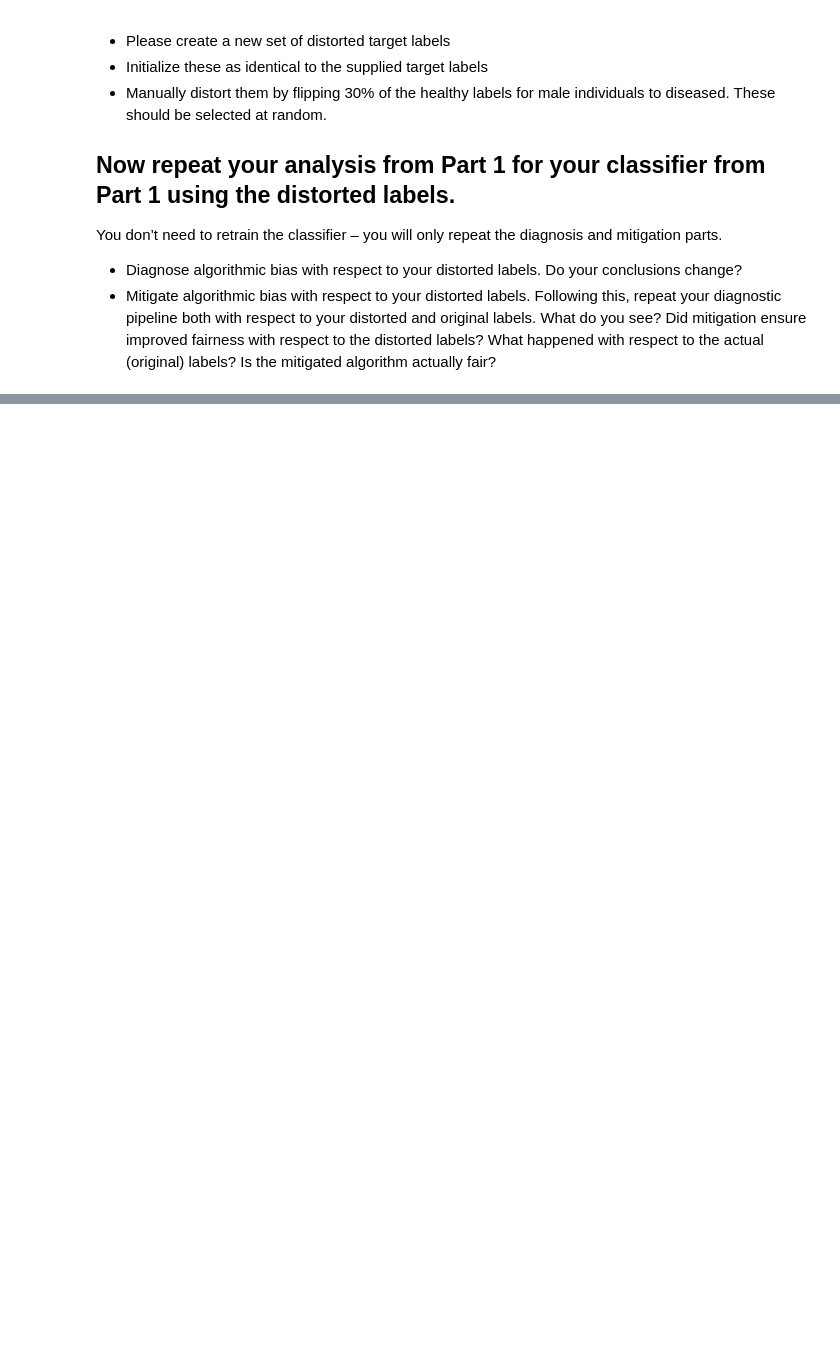
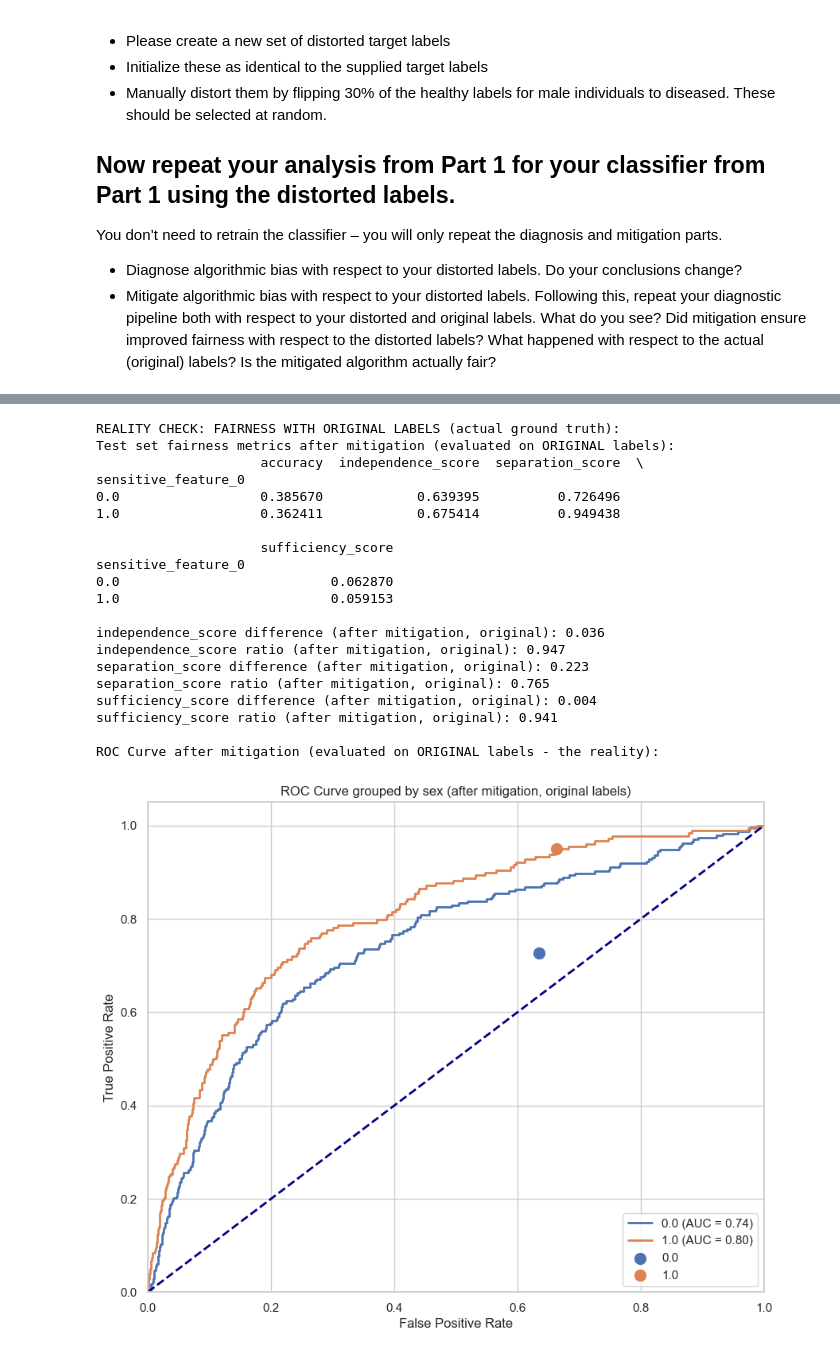
Before and after one commit to alex-tjellesen/RAI_fairness_exercise, a Jupyter notebook: exercise.ipynb, the cells around one changed output, grey strips where cells are left out. Cells and saved outputs as stored; diff of their text form; code cells hidden in the pictures; blank space fills up the shorter version.

```diff
--- a/exercise.ipynb
+++ b/exercise.ipynb
@@ -567,0 +832,48 @@ You don’t need to retrain the classifier – you will only repeat the diagnosi
+# %%
+# Evaluate the "fair" classifier on ORIGINAL labels (ground truth)
+mf_after_original = MetricFrame(
+    metrics={'accuracy': accuracy_score,
+             'independence_score': selection_rate,
+             'separation_score': recall_score,
+             'sufficiency_score': precision_score},
+    y_true=test_lab,  # ORIGINAL labels
+    y_pred=y_pred_fair_distorted,
+    sensitive_features=test_a
+)
+
+print("REALITY CHECK: FAIRNESS WITH ORIGINAL LABELS (actual ground truth):")
+print("Test set fairness metrics after mitigation (evaluated on ORIGINAL labels):")
+print(mf_after_original.by_group)
+print()
+
+for metric in ['independence_score','separation_score','sufficiency_score']:
+    print(f"{metric} difference (after mitigation, original): {mf_after_original.difference()[metric]:.3f}")
+    print(f"{metric} ratio (after mitigation, original): {mf_after_original.ratio()[metric]:.3f}")
+print()
+
+# ROC curve with original labels after mitigation
+print("ROC Curve after mitigation (evaluated on ORIGINAL labels - the reality):")
+plot_roc_simple(test_lab, test_prob, test_a, y_pred_fair_distorted,
+                sensitive_attribute_name = 'sex (after mitigation, original labels)')
+# %% [output]
+REALITY CHECK: FAIRNESS WITH ORIGINAL LABELS (actual ground truth):
+Test set fairness metrics after mitigation (evaluated on ORIGINAL labels):
+                     accuracy  independence_score  separation_score  \
+sensitive_feature_0
+0.0                  0.385670            0.639395          0.726496
+1.0                  0.362411            0.675414          0.949438
+
+                     sufficiency_score
+sensitive_feature_0
+0.0                           0.062870
+1.0                           0.059153
+
+independence_score difference (after mitigation, original): 0.036
+independence_score ratio (after mitigation, original): 0.947
+separation_score difference (after mitigation, original): 0.223
+separation_score ratio (after mitigation, original): 0.765
+sufficiency_score difference (after mitigation, original): 0.004
+sufficiency_score ratio (after mitigation, original): 0.941
+
+ROC Curve after mitigation (evaluated on ORIGINAL labels - the reality):
+[figure, added]
```
Also changed, not shown: parts of 17 cells of this notebook.
